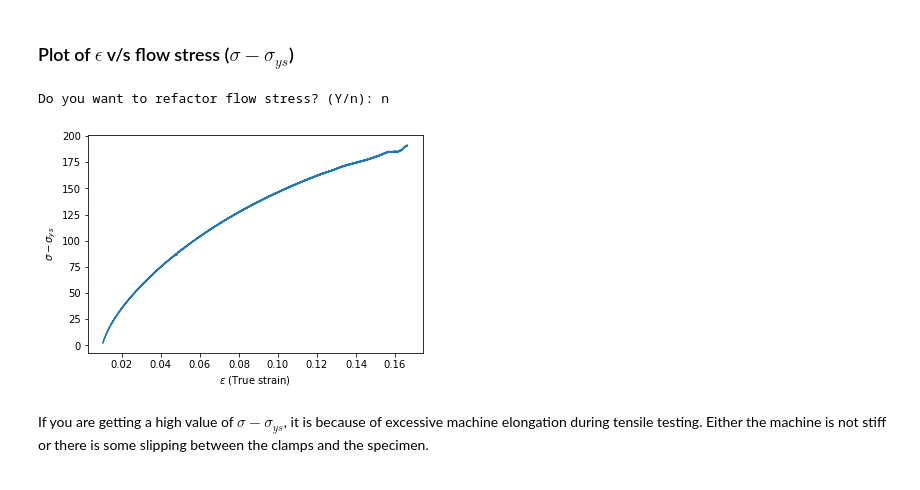
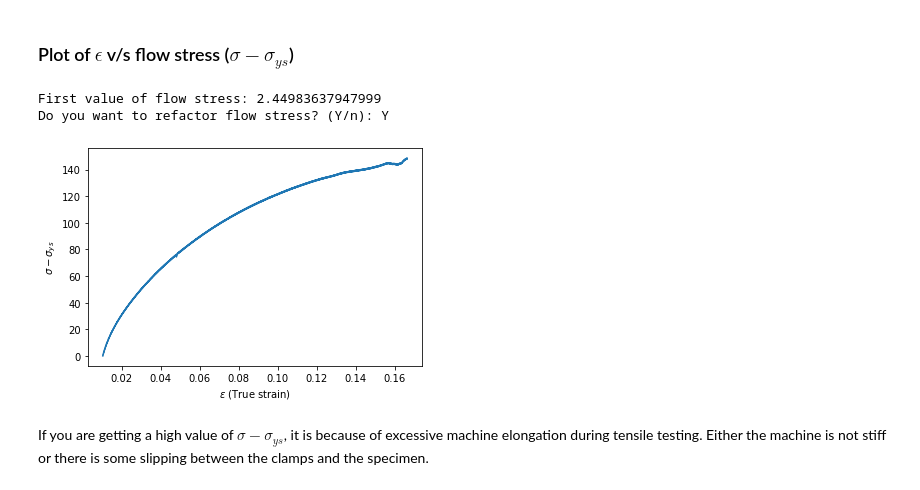
Before and after one commit to algomaster99/meta-btp, a Jupyter notebook: true_strain_stress.ipynb, the cells around one changed output. Drawn from its saved outputs; the diff is of its cells as text; code cells hidden in the pictures.

Commit message:
Provide initial value of flow stress before refactoring
Signed-off-by: Aman Sharma <mannu.poski10@gmail.com>

```diff
--- a/true_strain_stress.ipynb
+++ b/true_strain_stress.ipynb
@@ -109,20 +109,24 @@ plt.savefig(f'{OUTPUT_DIR}/True stress vs plastic strain', facecolor='white', tr
 ### Plot of $\epsilon$ v/s flow stress ($\sigma - \sigma_{ys}$)
 # %%
 flow_stress = []
-choose = input('Do you want to refactor flow stress? (Y/n): ')
+choose = input(
+    f'First value of flow stress: {true_stress[0] - float(yield_strength)}\n'
+    'Do you want to refactor flow stress? (Y/n): '
+)
 if choose in ['Y', 'y']:
     flow_stress = [true_stress[i] - yield_strength*(1+x_plastic_region[i]) for i in range(len(x_plastic_region))]
 else:
-    flow_stress = [i - float(yield_strength) for i in true_stress]
+    flow_stress = np.subtract(true_stress, float(yield_strength))
 
 fig, ax = plt.subplots(1,1)
 _ = ax.plot(true_strain, flow_stress)
 _ = ax.set_xlabel('$\epsilon$ (True strain)')
 _ = ax.set_ylabel('$\sigma - \sigma_{ys}$')
 plt.savefig(f'{OUTPUT_DIR}/Flow stress vs True strain', facecolor='white', transparent=True)
 # %% [output]
-Do you want to refactor flow stress? (Y/n): n
+First value of flow stress: 2.44983637947999
+Do you want to refactor flow stress? (Y/n): Y
-[figure, old version]
+[figure, new version]
 # %% [markdown]
 If you are getting a high value of $ \sigma - \sigma_{ys}$, it is because of excessive machine elongation during tensile testing. Either the machine is not stiff or there is some slipping between the clamps and the specimen.
 # %%
```
Also changed, not shown: 1 other file.
